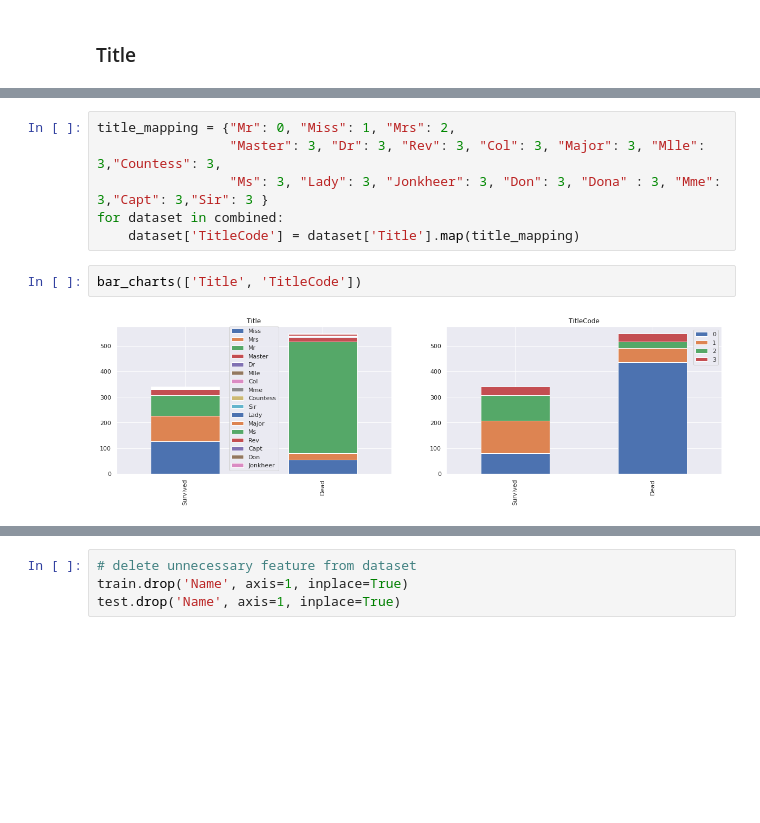
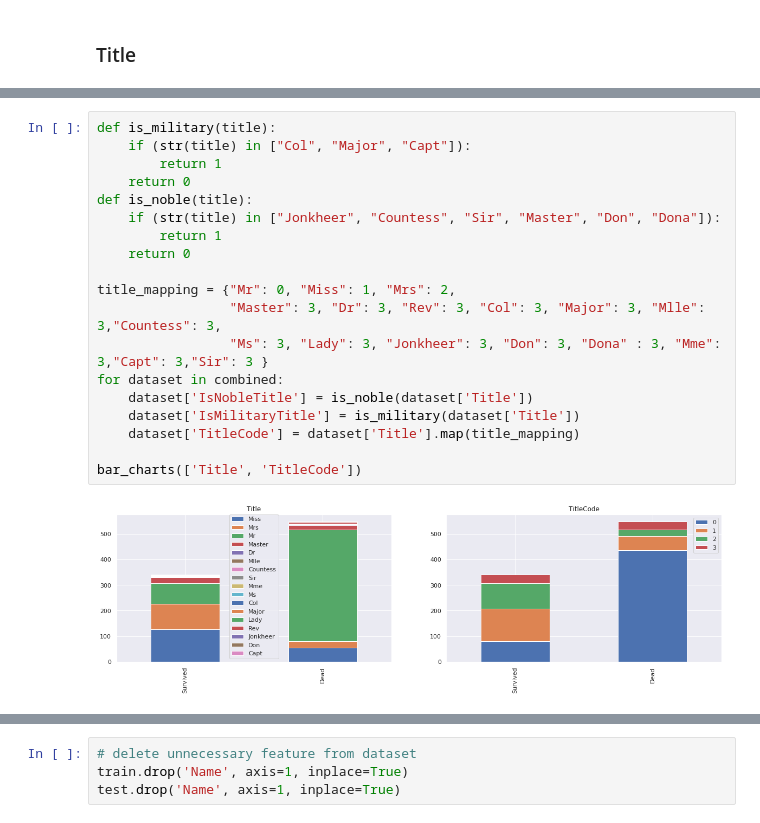
Before and after one commit to wcrbrm/notebooks-scikit, a Jupyter notebook: titanic/TitanicSurvivals.ipynb, the cells around one changed output, grey strips where cells are left out. Cells and saved outputs as stored; diff of their text form; blank space fills up the shorter version.

Commit message:
more feature selection from titles

```diff
--- a/titanic/TitanicSurvivals.ipynb
+++ b/titanic/TitanicSurvivals.ipynb
@@ -141,12 +121,23 @@ Name: Title, dtype: int64
 # %%
+def is_military(title):
+    if (str(title) in ["Col", "Major", "Capt"]):
+        return 1
+    return 0
+def is_noble(title):
+    if (str(title) in ["Jonkheer", "Countess", "Sir", "Master", "Don", "Dona"]):
+        return 1
+    return 0
+
 title_mapping = {"Mr": 0, "Miss": 1, "Mrs": 2,
                  "Master": 3, "Dr": 3, "Rev": 3, "Col": 3, "Major": 3, "Mlle": 3,"Countess": 3,
                  "Ms": 3, "Lady": 3, "Jonkheer": 3, "Don": 3, "Dona" : 3, "Mme": 3,"Capt": 3,"Sir": 3 }
 for dataset in combined:
+    dataset['IsNobleTitle'] = is_noble(dataset['Title'])
+    dataset['IsMilitaryTitle'] = is_military(dataset['Title'])
     dataset['TitleCode'] = dataset['Title'].map(title_mapping)
+
+bar_charts(['Title', 'TitleCode'])
+# %% [output]
+[figure, added]
-# %%
-bar_charts(['Title', 'TitleCode'])
-# %% [output]
-[figure, removed]
 # %%
 dataset.head(5)
```
Also changed, not shown: parts of 9 cells of this notebook.
